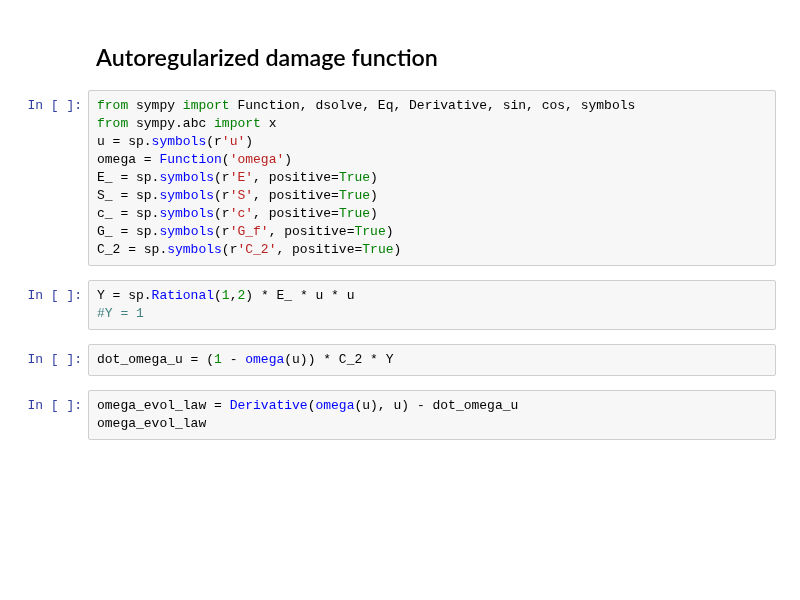
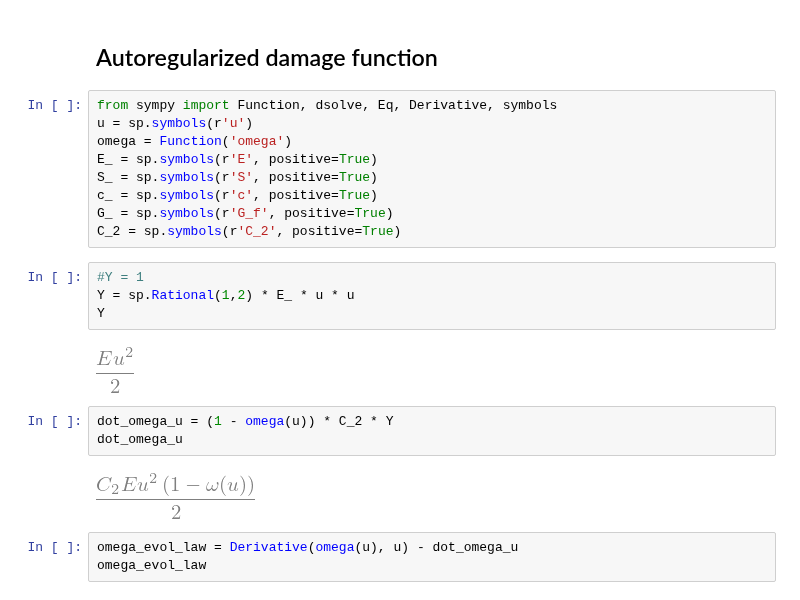
Before and after one commit to bmcs-group/bmcs_matmod, a Jupyter notebook: notebooks/slide/paper_2021/auto_regularized_damage.ipynb, the cells around one changed output. Saved outputs shown, nothing was run; the diff lists cells and outputs as text; blank space fills up the shorter version.

```diff
--- a/notebooks/slide/paper_2021/auto_regularized_damage.ipynb
+++ b/notebooks/slide/paper_2021/auto_regularized_damage.ipynb
@@ -111,8 +109,7 @@ sp.integrate(f_w, (w,0,sp.oo))
 # %% [markdown]
 ## Autoregularized damage function
 # %%
-from sympy import Function, dsolve, Eq, Derivative, sin, cos, symbols
-from sympy.abc import x
+from sympy import Function, dsolve, Eq, Derivative, symbols
 u = sp.symbols(r'u')
 omega = Function('omega')
 E_ = sp.symbols(r'E', positive=True)
@@ -121,10 +118,16 @@ c_ = sp.symbols(r'c', positive=True)
 G_ = sp.symbols(r'G_f', positive=True)
 C_2 = sp.symbols(r'C_2', positive=True)
 # %%
+#Y = 1
 Y = sp.Rational(1,2) * E_ * u * u
-#Y = 1
+Y
+# %% [output]
+[figure, added]
 # %%
 dot_omega_u = (1 - omega(u)) * C_2 * Y
+dot_omega_u
+# %% [output]
+[figure, added]
 # %%
 omega_evol_law = Derivative(omega(u), u) - dot_omega_u
 omega_evol_law
```
Also changed, not shown: parts of 9 cells of this notebook.
